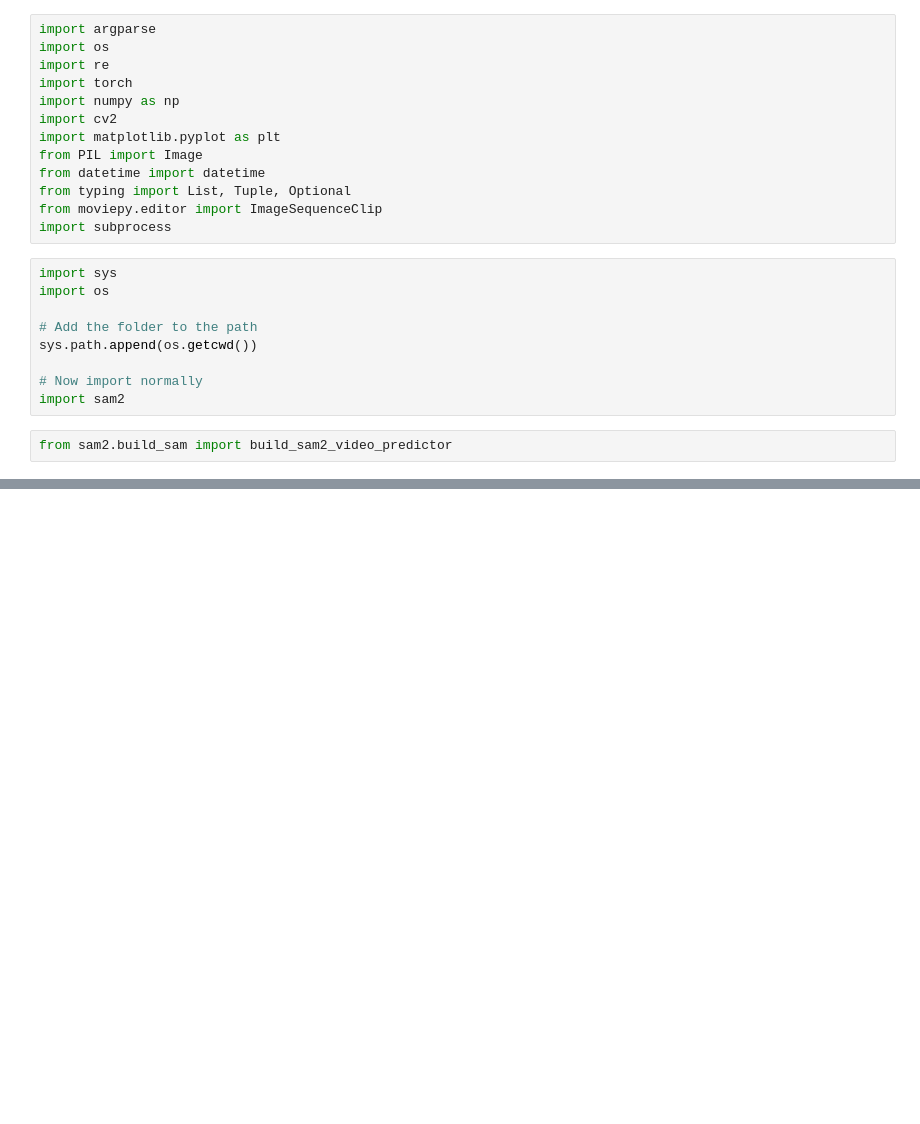
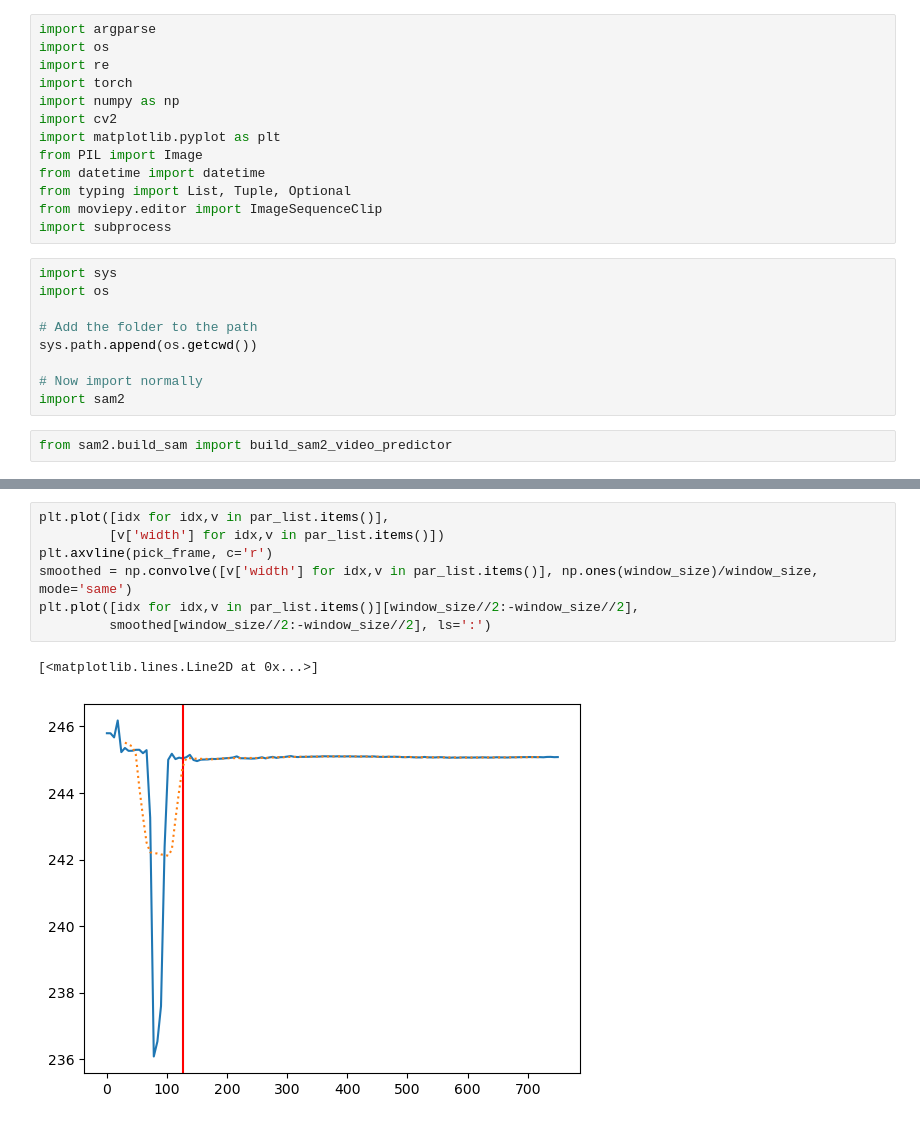
Before and after one commit to deividribeiro/SAMLong, a Jupyter notebook: TestingModule.ipynb, the cells around one changed output, grey strips where cells are left out. Drawn from its saved outputs; the diff is of its cells as text; blank space fills up the shorter version.

```diff
--- a/TestingModule.ipynb
+++ b/TestingModule.ipynb
@@ -588,0 +860,10 @@ frame=    4 fps=0.0 q=1.6 Lsize=      70kB time=00:00:00.75 bitrate= 767.0kbits/
+# %%
+plt.plot([idx for idx,v in par_list.items()],
+         [v['width'] for idx,v in par_list.items()])
+plt.axvline(pick_frame, c='r')
+smoothed = np.convolve([v['width'] for idx,v in par_list.items()], np.ones(window_size)/window_size, mode='same')
+plt.plot([idx for idx,v in par_list.items()][window_size//2:-window_size//2],
+         smoothed[window_size//2:-window_size//2], ls=':')
+# %% [output]
+[<matplotlib.lines.Line2D at 0x...>]
+[figure, added]
```
Also changed, not shown: parts of 22 cells of this notebook, 2 other files.
